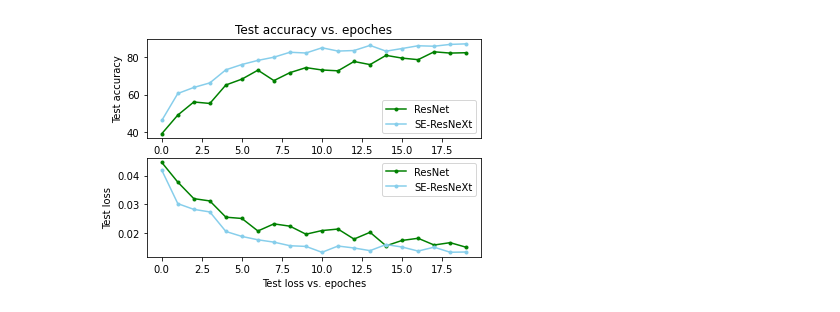
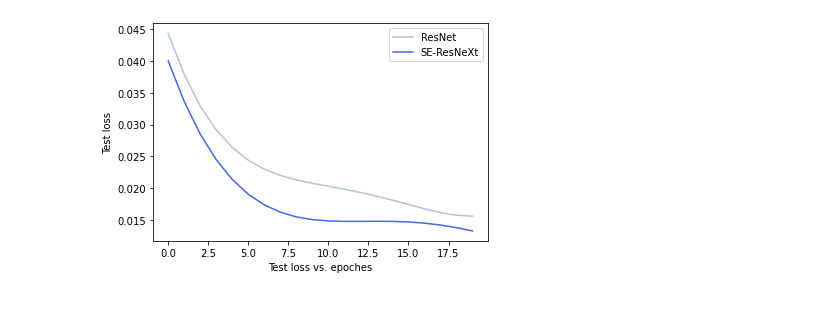
Before and after one commit to wtychn/DeepLearning, a Jupyter notebook: NeuralNetworks/pltOutPut.ipynb, the cells around one changed output. Drawn from its saved outputs; the diff is of its cells as text; code cells hidden in the pictures.

```diff
--- a/NeuralNetworks/pltOutPut.ipynb
+++ b/NeuralNetworks/pltOutPut.ipynb
@@ -8,40 +8,82 @@ RNcheckPointPath = '../DBtest/checkPoint/ResNet_checkPoint/'
 if os.path.exists(RNcheckPointPath + 'loss.npy'):
     RNLoss_list = np.load(RNcheckPointPath + 'loss.npy', allow_pickle=True)
 else:
     RNLoss_list = []
 
 if os.path.exists(RNcheckPointPath + 'accuracy.npy'):
     RNAccuracy_list = np.load(RNcheckPointPath + 'accuracy.npy', allow_pickle=True)
 else:
     RNAccuracy_list = []
 
 
 SRXcheckPointPath = '../DBtest/checkPoint/SEResNeXt_checkPoint/'
 
 if os.path.exists(SRXcheckPointPath + 'loss.npy'):
     SRXLoss_list = np.load(SRXcheckPointPath + 'loss.npy', allow_pickle=True)
 else:
     SRXLoss_list = []
 
 if os.path.exists(SRXcheckPointPath + 'accuracy.npy'):
     SRXAccuracy_list = np.load(SRXcheckPointPath + 'accuracy.npy', allow_pickle=True)
 else:
     SRXAccuracy_list = []
 
+
+VGGcheckPointPath = '../DBtest/checkPoint/VGG_checkPoint/'
+
+if os.path.exists(VGGcheckPointPath + 'loss.npy'):
+    VGGLoss_list = np.load(VGGcheckPointPath + 'loss.npy', allow_pickle=True)
+else:
+    VGGLoss_list = []
+VGGLoss_list = VGGLoss_list[80:100]
+
+if os.path.exists(VGGcheckPointPath + 'accuracy.npy'):
+    VGGAccuracy_list = np.load(VGGcheckPointPath + 'accuracy.npy', allow_pickle=True)
+else:
+    VGGAccuracy_list = []
+VGGAccuracy_list = VGGAccuracy_list[80:100]
+
 x1 = range(0, len(RNAccuracy_list))
 x2 = range(0, len(RNAccuracy_list))
-plt.subplot(2, 1, 1)
-plt.plot(x1, RNAccuracy_list, '.-', color='green', label='ResNet')
-plt.plot(x1, SRXAccuracy_list, '.-', color='skyblue', label='SE-ResNeXt')
-plt.title('Test accuracy vs. epoches')
-plt.ylabel('Test accuracy')
-plt.legend()
-plt.subplot(2, 1, 2)
-plt.plot(x2, RNLoss_list, '.-', color='green', label='ResNet')
-plt.plot(x2, SRXLoss_list, '.-', color='skyblue', label='SE-ResNeXt')
+#用3次多项式拟合
+f1 = np.polyfit(x1, SRXLoss_list, 4)
+p1 = np.poly1d(f1)
+fitSRXLoss_list = p1(x1)  #拟合y值
+
+f2 = np.polyfit(x1, RNLoss_list, 4)
+p2 = np.poly1d(f2)
+fitRNLoss_list = p2(x1)
+
+f3 = np.polyfit(x1, SRXAccuracy_list, 4)
+p3 = np.poly1d(f3)
+fitSRXAccuracy_list = p3(x1)
+
+f4 = np.polyfit(x1, RNAccuracy_list, 4)
+p4 = np.poly1d(f4)
+fitRNAccuracy_list = p4(x1)
+
+f5 = np.polyfit(x1, VGGLoss_list, 4)
+p5 = np.poly1d(f5)
+fitVGGLoss_list = p5(x1)  #拟合y值
+
+f6 = np.polyfit(x1, VGGAccuracy_list, 4)
+p6 = np.poly1d(f6)
+fitVGGAccuracy = p6(x1)
+
+# plt.subplot(2, 1, 1)
+# # plt.plot(x1, VGGAccuracy_list, '.-', color='yellowgreen', label='VGG')
+# plt.plot(x1, fitRNAccuracy_list, '-', color='lightsteelblue', label='ResNet')
+# plt.plot(x1, fitSRXAccuracy_list, '-', color='royalblue', label='SE-ResNeXt')
+# plt.title('Test accuracy vs. epoches')
+# plt.ylabel('Test accuracy')
+# plt.legend()
+# plt.subplot(2, 1, 2)
+# plt.plot(x2, VGGLoss_list, '-', color='yellowgreen', label='VGG')
+plt.plot(x2, fitRNLoss_list, '-', color='lightsteelblue', label='ResNet')
+plt.plot(x2, fitSRXLoss_list, '-', color='royalblue', label='SE-ResNeXt')
 plt.xlabel('Test loss vs. epoches')
 plt.ylabel('Test loss')
 plt.legend()
 plt.show()
 # %% [output]
-[figure, old version]
+[figure, new version]
```
Also changed, not shown: 4 other files.
